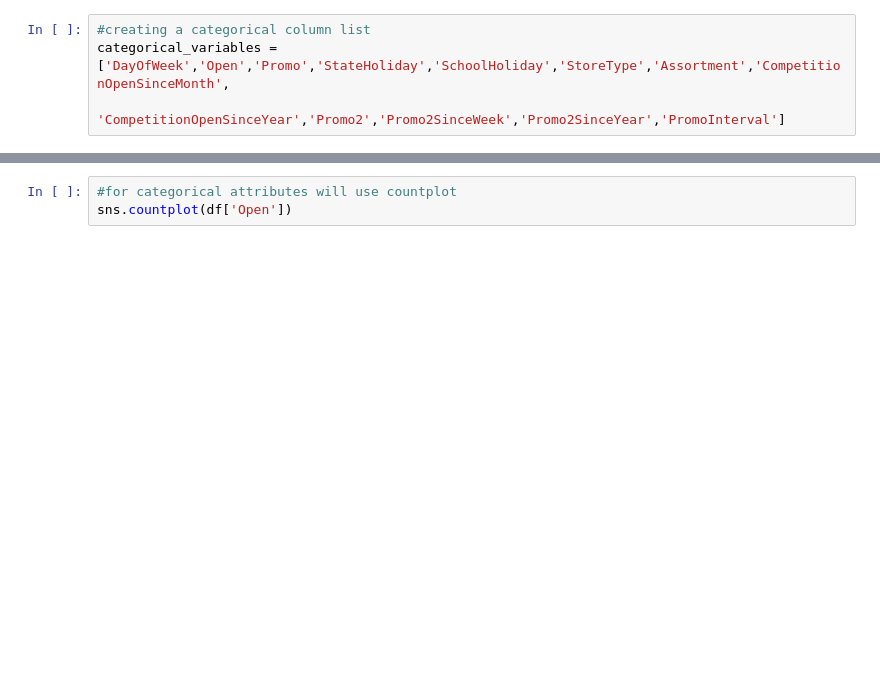
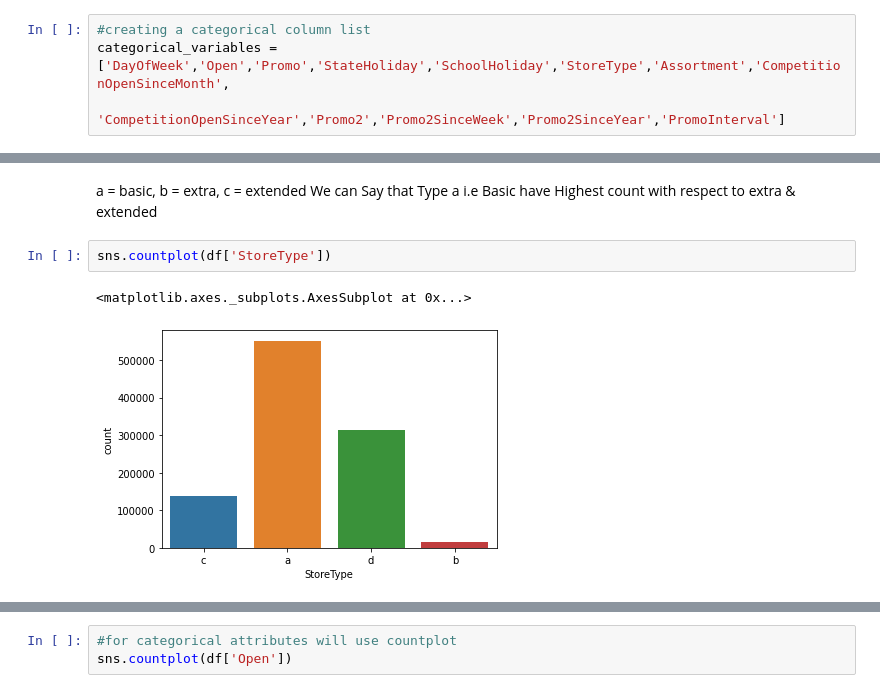
Before and after one commit to SaniyaBubere/ML_Regression_Retails_Sales_Prediction, a Jupyter notebook: ML_Regression_Retails_sales_Prediction.ipynb, the cells around one changed output, grey strips where cells are left out. Cells and saved outputs as stored; diff of their text form; blank space fills up the shorter version.

```diff
--- a/ML_Regression_Retails_sales_Prediction.ipynb
+++ b/ML_Regression_Retails_sales_Prediction.ipynb
@@ -441,0 +474,8 @@ categorical_variables = ['DayOfWeek','Open','Promo','StateHoliday','SchoolHolida
+# %% [markdown]
+ a = basic, b = extra, c = extended
+ We can Say that Type a i.e Basic have Highest count with respect to extra & extended
+# %%
+sns.countplot(df['StoreType'])
+# %% [output]
+<matplotlib.axes._subplots.AxesSubplot at 0x...>
+[figure, added]
```
Also changed, not shown: parts of 44 cells of this notebook.
